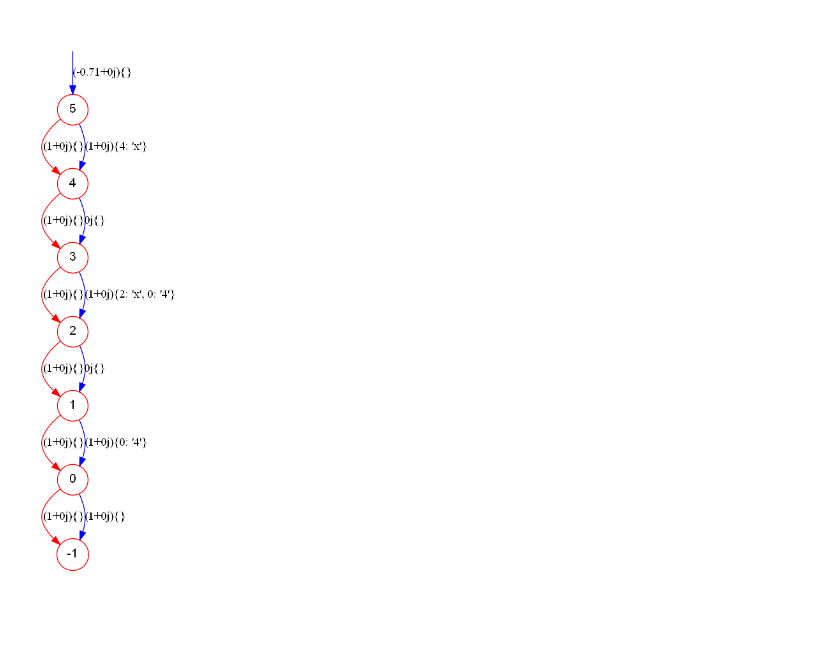
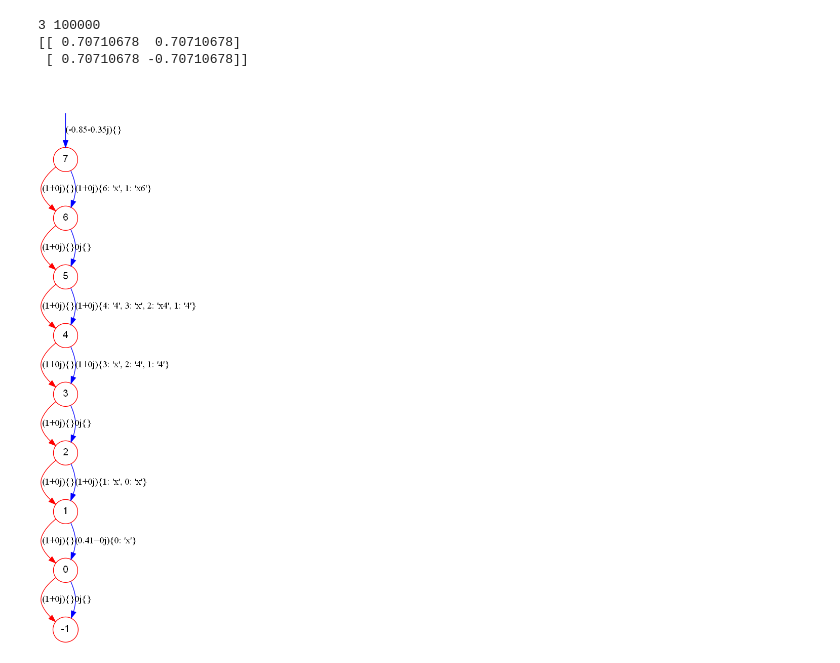
Before and after one commit to Veriqc/LimTDD, a Jupyter notebook: Test_Syn.ipynb, the cells around one changed output. Drawn from its saved outputs; the diff is of its cells as text; code cells hidden in the pictures; blank space fills up the shorter version.

```diff
--- a/Test_Syn.ipynb
+++ b/Test_Syn.ipynb
@@ -374,6 +447,0 @@ tdd_new2.show(False)
-# %%
-tdd_new3,cir_head,cir_end = reduce_hadamard2(tdd_new2,n,0,1,3)
-tdd_new3,cir_head,cir_end=syn(tdd_new3)
-tdd_new3.show(False)
-# %% [output]
-[figure, removed]
@@ -385,3 +449,12 @@ tdd_new3.show(False)
 # f=open('cannot be reduced by h2.qasm','w')
 # f.write(cir.qasm())
 # f.close()
+# %%
+tdd=simulate(cir,True)
+tdd_new,cir_head,cir_end=syn(tdd)
+tdd_new.show(False)
+# %% [output]
+3 100000
+[[ 0.70710678  0.70710678]
+ [ 0.70710678 -0.70710678]]
+[figure, added]
```
Also changed, not shown: parts of 11 cells of this notebook, 3 other files.
